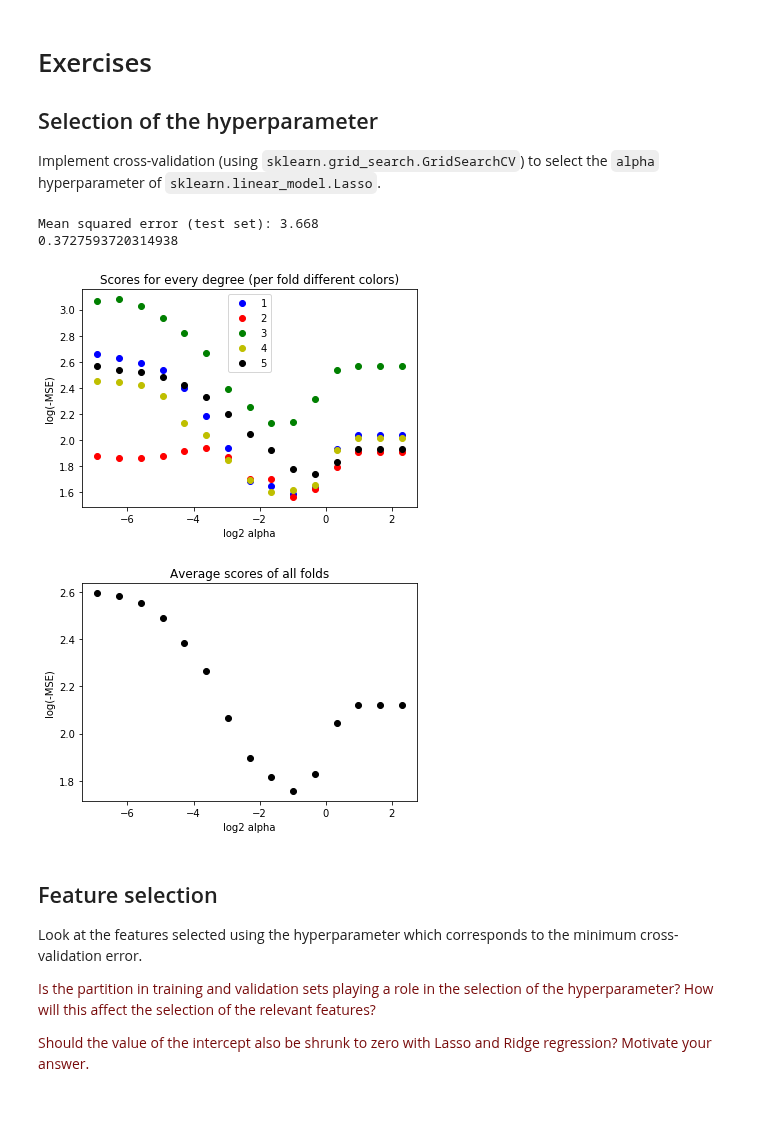
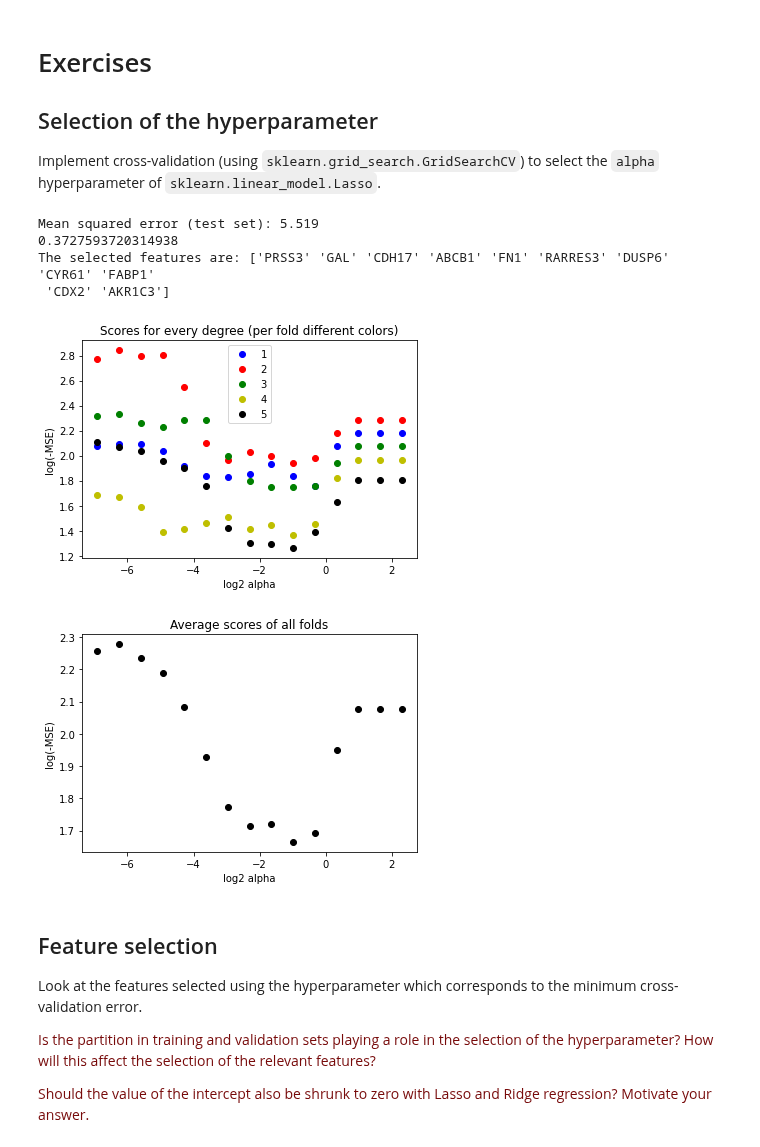
Before and after one commit to VincentV0/8dm50-machine-learning, a Jupyter notebook: practicals/week_3.ipynb, the cells around one changed output. Drawn from its saved outputs; the diff is of its cells as text; code cells hidden in the pictures; blank space fills up the shorter version.

```diff
--- a/practicals/week_3.ipynb
+++ b/practicals/week_3.ipynb
@@ -345,7 +345,11 @@ from sklearn.pipeline import Pipeline
 import pandas as pd
 import numpy as np
 
-def do_gridsearch_alpha(X_train, y_train, X_test, y_test, alphas, crossvals, plot=True):
+# Initialize (pseudo-) random number generator with a seed
+# for reproducibility of results
+np.random.seed(40)
+
+def do_gridsearch_alpha(X_train, y_train, X_test, y_test, alphas, crossvals=5, plot=True):
     """
     given a train and a test dataset, fit and evaluate polynomial regression models with given degrees
 
@@ -358,8 +362,10 @@ def do_gridsearch_alpha(X_train, y_train, X_test, y_test, alphas, crossvals, plo
             the datapoints on which to test the models
         y_test: 1D (Targets) numpy array
             the targets on which to test the models
-        degrees: tup of ints
-            the degrees of the polynomial regression models to fit
+        alphas: 1D numpy array
+             alpha candidates
+        crossvals: int
+            amount of cross-validation folds
         plot: bool
             True for plotting the MSE scores, False for surpressing the plots
 
@@ -394,39 +400,45 @@ def do_gridsearch_alpha(X_train, y_train, X_test, y_test, alphas, crossvals, plo
         # plot
         plt.figure()
         plt.title('Scores for every degree (per fold different colors)')
         colors = ['b.', 'r.', 'g.', 'y.', 'k.', 'c.']
         for i in range(crossvals):
             q = gridsearch.cv_results_[f'split{i}_test_score']
-            plt.plot(np.log(params['lasso__alpha']), np.log(-q), colors[i], markersize=12)
+            plt.plot(np.log(params['lasso__alpha']), np.log(-q), colors[i%len(colors)], markersize=12)
 
         plt.xlabel('log2 alpha')
         plt.ylabel('log(-MSE)')
         plt.legend(list(range(1,crossvals+1)))
 
         # plot 2
         plt.figure()
         #plt.errorbar(np.log(params['lasso__alpha']), np.log(-gridsearch.cv_results_[f'mean_test_score']), np.log(gridsearch.cv_results_[f'std_test_score']), linestyle='None', marker='.',markersize=12)
         plt.plot(np.log(params['lasso__alpha']), np.log(-gridsearch.cv_results_[f'mean_test_score']), 'k.', markersize=12)
         plt.title('Average scores of all folds')
         plt.xlabel('log2 alpha')
         plt.ylabel('log(-MSE)');
     return gridsearch
 
 gene_expression = pd.read_csv("./data/RNA_expression_curated.csv", sep=',', header=0, index_col=0)
 drug_response = pd.read_csv("./data/drug_response_curated.csv", sep=',', header=0, index_col=0)
 
 X_train, X_test, y_train, y_test = train_test_split(gene_expression, drug_response)
 
-alphaspace = np.logspace(np.log10(0.001), np.log10(10), num=15)
+alphaspace = np.logspace(-3, 1, num=15)
 # Find optimal alpha
 grids = do_gridsearch_alpha(X_train, y_train, X_test, y_test, alphaspace, 5)
-alphamin = alphaspace[np.argmin(-grids.cv_results_[f'mean_test_score'])]
+alphamin = grids.best_params_['lasso__alpha']
 print(alphamin)
+
+
+feature_index = np.nonzero(grids.best_estimator_.named_steps['lasso'].coef_)
+print(f"The selected features are: {gene_expression.columns.values[feature_index]}")
 # %% [output]
-Mean squared error (test set): 3.668
+Mean squared error (test set): 5.519
 0.3727593720314938
+The selected features are: ['PRSS3' 'GAL' 'CDH17' 'ABCB1' 'FN1' 'RARRES3' 'DUSP6' 'CYR61' 'FABP1'
+ 'CDX2' 'AKR1C3']
-[figure, old version]
+[figure, new version]
-[figure, old version]
+[figure, new version]
 # %% [markdown]
 ## Feature selection
 
```
Also changed, not shown: parts of 7 cells of this notebook, 1 other file.
